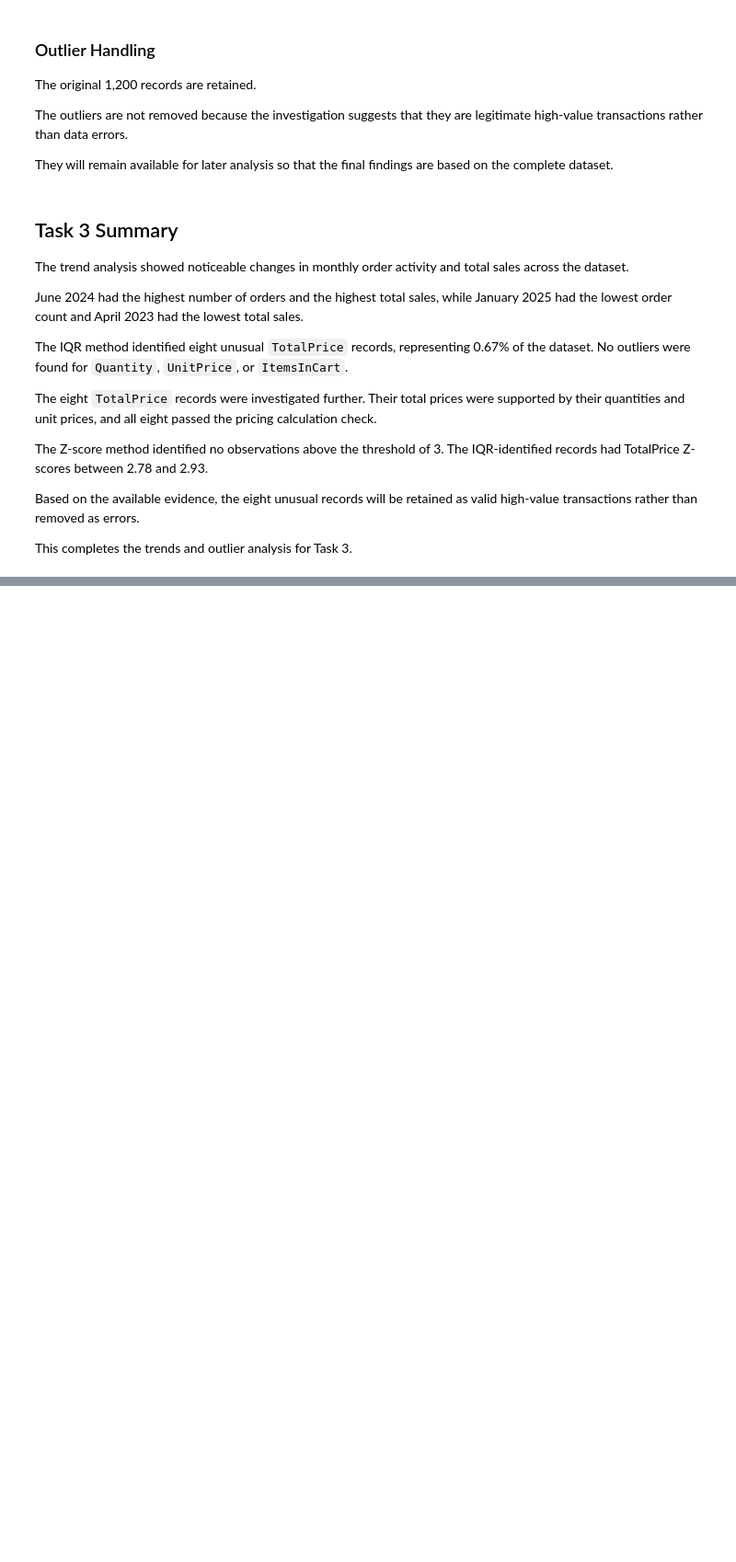
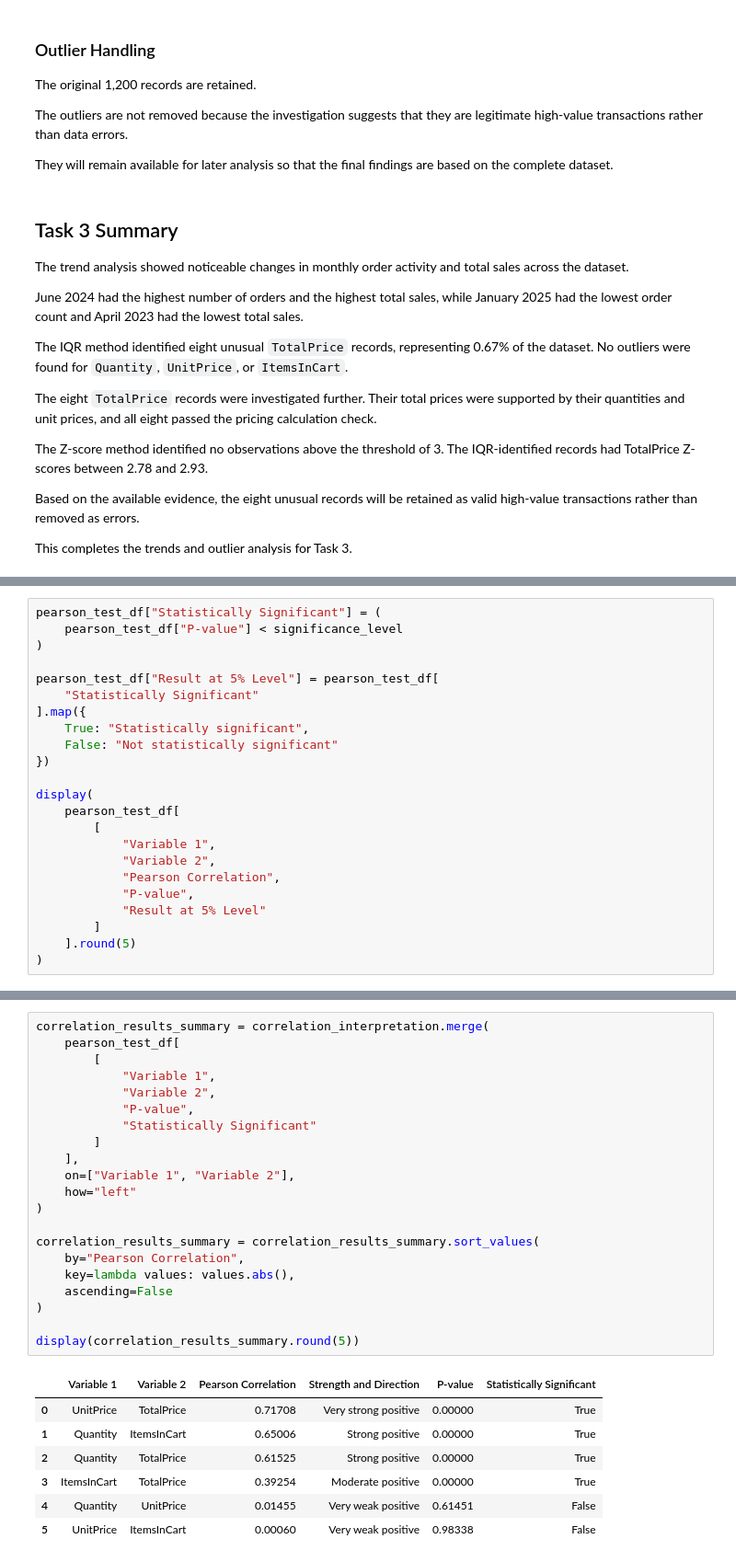
Before and after one commit to francisparwez/exploratory-data-analysis, a Jupyter notebook: notebooks/exploratory_data_analysis.ipynb, the cells around one changed output, grey strips where cells are left out. Shown at 92% size. Drawn from its saved outputs; the diff is of its cells as text; blank space fills up the shorter version.

```diff
--- a/notebooks/exploratory_data_analysis.ipynb
+++ b/notebooks/exploratory_data_analysis.ipynb
@@ -1578,0 +2092,23 @@ This completes the trends and outlier analysis for Task 3.
+# %%
+pearson_test_df["Statistically Significant"] = (
+    pearson_test_df["P-value"] < significance_level
+)
+
+pearson_test_df["Result at 5% Level"] = pearson_test_df[
+    "Statistically Significant"
+].map({
+    True: "Statistically significant",
+    False: "Not statistically significant"
+})
+
+display(
+    pearson_test_df[
+        [
+            "Variable 1",
+            "Variable 2",
+            "Pearson Correlation",
+            "P-value",
+            "Result at 5% Level"
+        ]
+    ].round(5)
+)
@@ -1578,0 +2131,29 @@ This completes the trends and outlier analysis for Task 3.
+# %%
+correlation_results_summary = correlation_interpretation.merge(
+    pearson_test_df[
+        [
+            "Variable 1",
+            "Variable 2",
+            "P-value",
+            "Statistically Significant"
+        ]
+    ],
+    on=["Variable 1", "Variable 2"],
+    how="left"
+)
+
+correlation_results_summary = correlation_results_summary.sort_values(
+    by="Pearson Correlation",
+    key=lambda values: values.abs(),
+    ascending=False
+)
+
+display(correlation_results_summary.round(5))
+# %% [output]
+|  | Variable 1 | Variable 2 | Pearson Correlation | Strength and Direction | P-value | Statistically Significant |
+| 0 | UnitPrice | TotalPrice | 0.71708 | Very strong positive | 0.00000 | True |
+| 1 | Quantity | ItemsInCart | 0.65006 | Strong positive | 0.00000 | True |
+| 2 | Quantity | TotalPrice | 0.61525 | Strong positive | 0.00000 | True |
+| 3 | ItemsInCart | TotalPrice | 0.39254 | Moderate positive | 0.00000 | True |
+| 4 | Quantity | UnitPrice | 0.01455 | Very weak positive | 0.61451 | False |
+| 5 | UnitPrice | ItemsInCart | 0.00060 | Very weak positive | 0.98338 | False |
```
Also changed, not shown: parts of 44 cells of this notebook, 7 other files.
